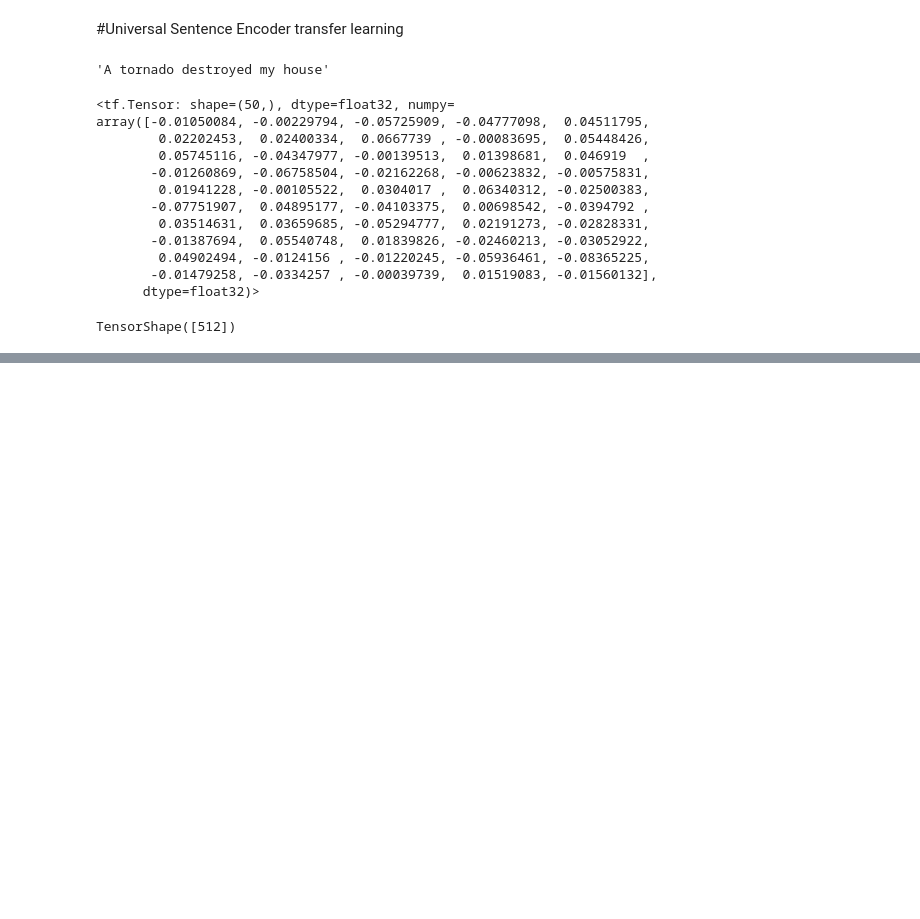
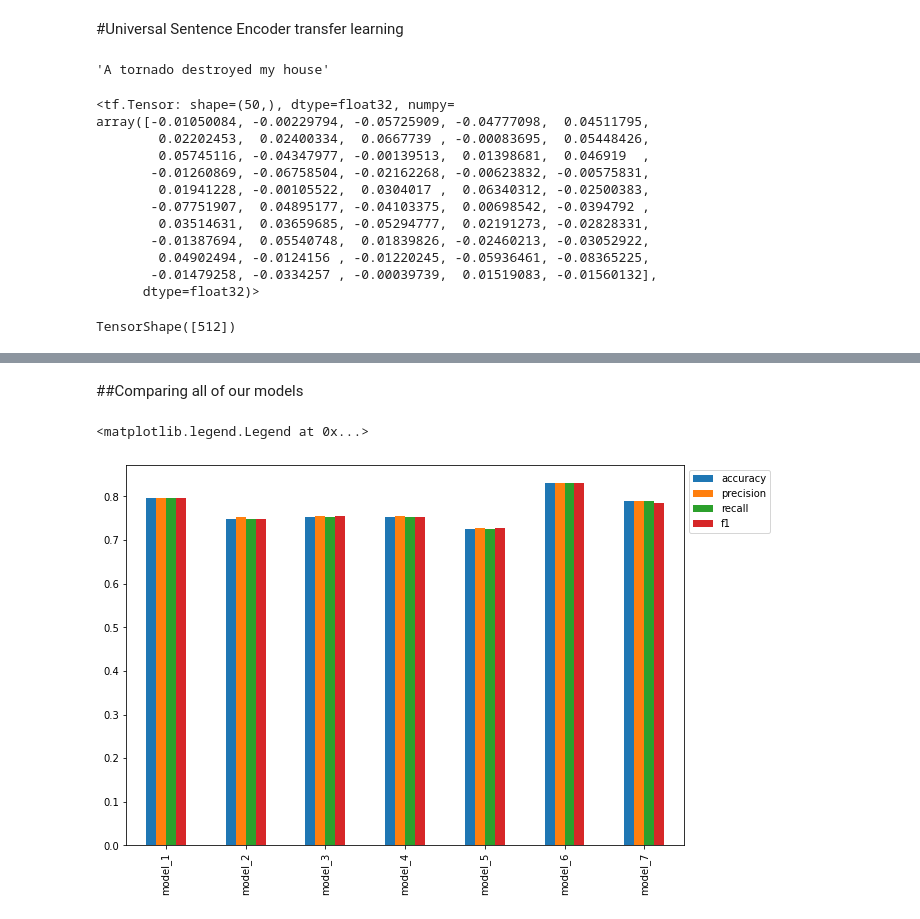
Before and after one commit to JacksonLeb/tensorflow_learning, a Jupyter notebook: 08_rnn_nlp.ipynb, the cells around one changed output, grey strips where cells are left out. Cells and saved outputs as stored; diff of their text form; code cells hidden in the pictures; blank space fills up the shorter version.

Commit message:
Evaluating all models

```diff
--- a/08_rnn_nlp.ipynb
+++ b/08_rnn_nlp.ipynb
@@ -1180,0 +1300,5 @@ model_6_results
+# %%
+#Make predictions on model trained on 10 percent
+model_7_pred_probs = model_7.predict(val_sentences)
+model_7_preds = tf.squeeze(tf.round(model_7_pred_probs))
+model_7_preds
@@ -1180,0 +1386,2 @@ model_6_results
+# %%
+model_7_results = calculate_results(val_labels, model_7_preds)
@@ -1180,0 +1411,23 @@ model_6_results
+# %% [markdown]
+##Comparing all of our models
+# %%
+#Combine model results into a DataFrame
+all_model_results = pd.DataFrame({"model_1": model_1_results,
+                                  "model_2": model_2_results,
+                                  "model_3": model_3_results,
+                                  "model_4": model_4_results,
+                                  "model_5": model_5_results,
+                                  "model_6": model_6_results,
+                                  "model_7": model_7_results,})
+all_model_results
+all_model_results = all_model_results.transpose()
+# %%
+# Reduce accuracy to same scale
+all_model_results["accuracy"] = all_model_results["accuracy"] / 100
+# %%
+#PLot and compare all of the model reuslts
+all_model_results.plot(kind="bar",
+                       figsize=(10, 7)).legend(bbox_to_anchor=(1.0,1.0))
+# %% [output]
+<matplotlib.legend.Legend at 0x...>
+[figure, added]
```
Also changed, not shown: parts of 59 cells of this notebook.
